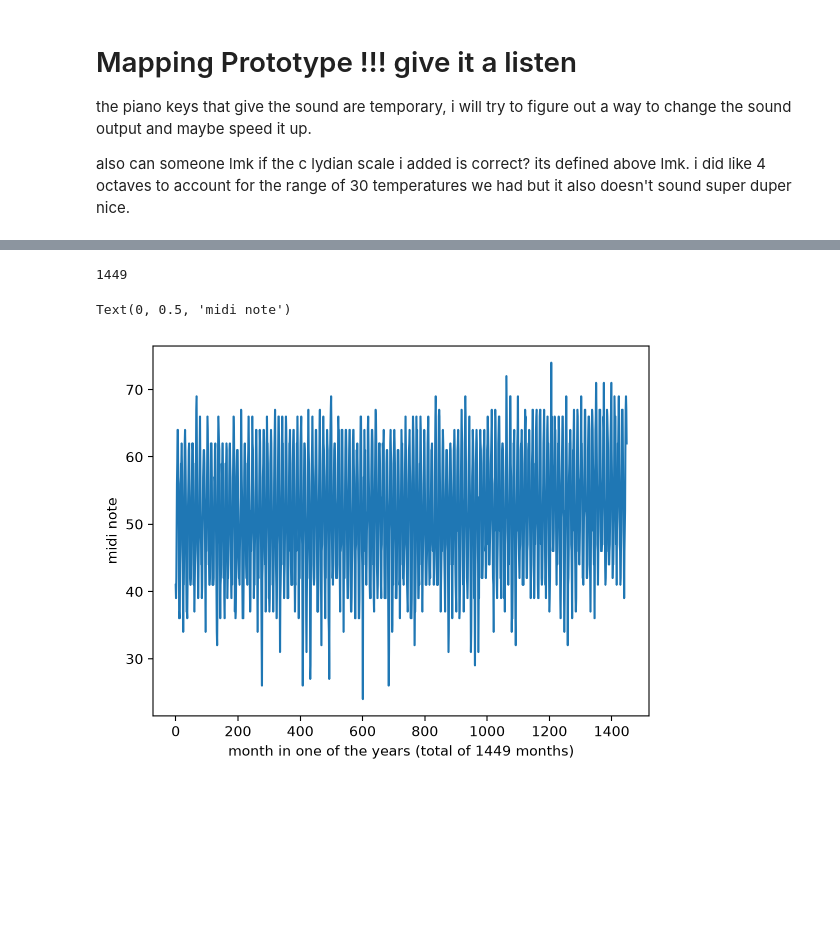
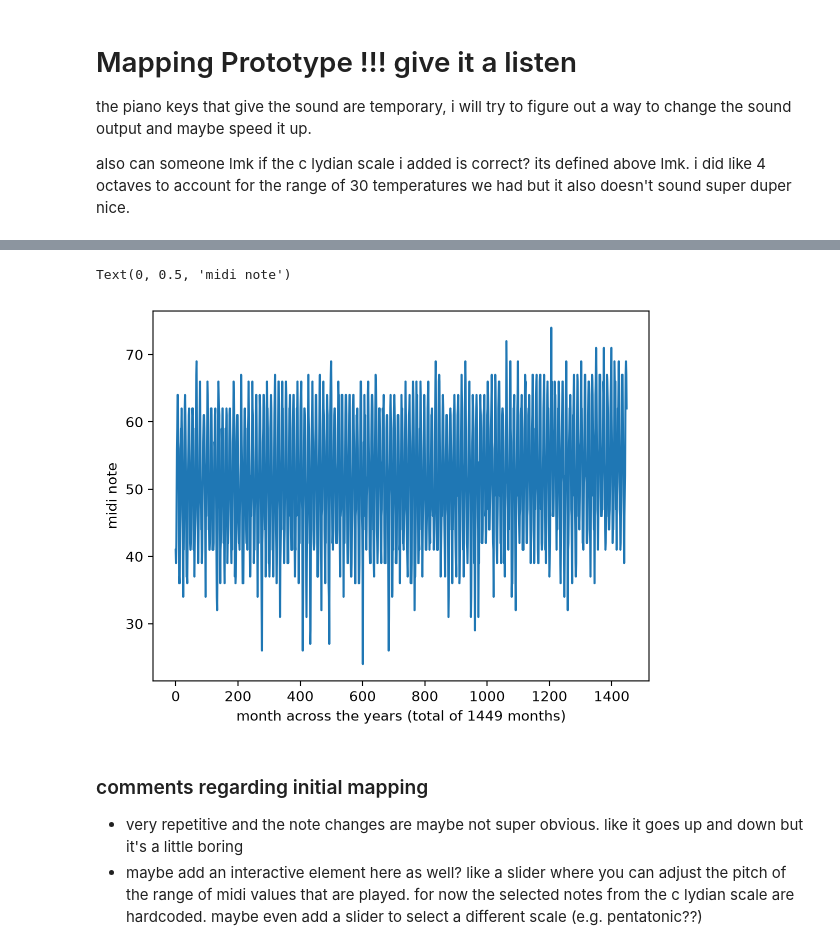
Before and after one commit to alisaikry/MusiciansTouchingGrass, a Jupyter notebook: notebook.ipynb, the cells around one changed output, grey strips where cells are left out. Saved outputs shown, nothing was run; the diff lists cells and outputs as text; code cells hidden in the pictures; blank space fills up the shorter version.

Commit message:
initial mapping + some thoughts

```diff
--- a/notebook.ipynb
+++ b/notebook.ipynb
@@ -176,14 +176,14 @@ stream_ = stream.Stream(t_notes)
 stream_.show('midi', autoplay=True)
 # %% [output]
 [interactive output not drawn]
-# %%
-num_notes
-# %% [output]
-1449
 # %%
 plt.plot(mapped_temps)
-plt.xlabel('month in one of the years (total of 1449 months)')
+plt.xlabel('month across the years (total of 1449 months)')
 plt.ylabel('midi note')
 # %% [output]
 Text(0, 0.5, 'midi note')
-[figure, old version]
+[figure, new version]
+# %% [markdown]
+### comments regarding initial mapping
+- very repetitive and the note changes are maybe not super obvious. like it goes up and down but it's a little boring
+- maybe add an interactive element here as well? like a slider where you can adjust the pitch of the range of midi values that are played. for now the selected notes from the c lydian scale are hardcoded. maybe even add a slider to select a different scale (e.g. pentatonic??)
```
